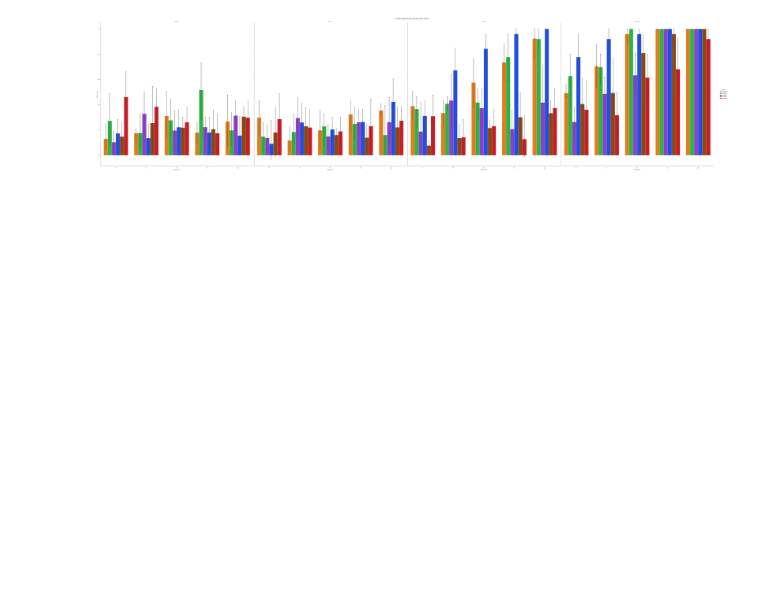
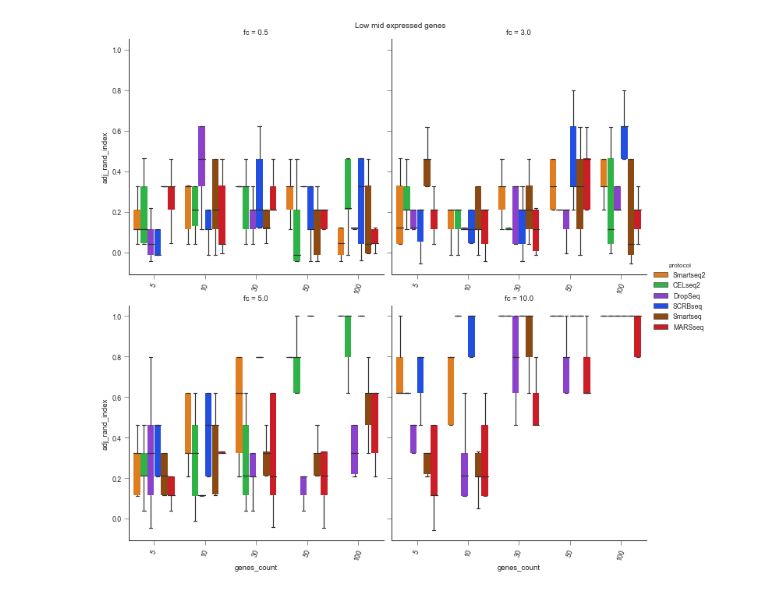
Before and after one commit to mtakai-ngara/cell_type_modelling_in_scRNAseq, a Jupyter notebook: notebooks/protocols_comparison_tmp.ipynb, the cells around one changed output. Cells and saved outputs as stored; diff of their text form; code cells hidden in the pictures; blank space fills up the shorter version.

```diff
--- a/notebooks/protocols_comparison_tmp.ipynb
+++ b/notebooks/protocols_comparison_tmp.ipynb
@@ -12,23 +12,15 @@ replicates_grps=['cells_count','modification_method', 'clustering_method','fc','
                  'randomize_cells_labels','method','top_var_genes_cut_off','top_var_genes_included',
                  'normalization_method', 'pca_components','bin_start','bin_end','protocol']
 hue='protocol'
-#homo_scores_df['genes_count']=homo_scores_df.len_mod_and_var_genes.values
 replicates_cut_off=5
 out_dir=None
 out_dir='../results/protocols/figures'
 fc_list=[0.5,3,5,10]
-#fc_list=None
-#fc_order=[0.2,0.5,2,5]
-#fc_order=None
 x_axis_subset=[5,10,30,50,100]
-#x_axis_subset=None
-in_col_wrap=4
-show_reps_counts=['fc','genes_count',hue]
+in_col_wrap=2
 show_reps_counts=None
-#hue_order=['SmartSeq','Smartseq2','SCRBseq','DropSeq','MARSseq','CELseq2']
 hue_order=['Smartseq2', 'CELseq2', 'DropSeq', 'SCRBseq', 'Smartseq', 'MARSseq']
-#hue_order=None
-#Globala_variables
+#Global_variables
 sns.set_context(context='paper',rc={'style':'white'})
 #sns.set_palette(palette='colorblind')
 #palette_dict='bright'
@@ -36,7 +28,7 @@ x_axis='genes_count'
 boxprops_dict=dict(linewidth=0)
 reps_limit=5
 boxplot_mean=True
-plot_type='bar'
+plot_type='box' # Others : box, point, bar
 temp_palette={'SCRBseq': (0.00784313725490196, 0.24313725490196078, 1.0),
               'Smartseq2': (1.0, 0.48627450980392156, 0.0),
               'CELseq2': (0.10196078431372549, 0.788235294117647, 0.2196078431372549),
@@ -80,18 +92,19 @@ utils.plot_classification_scores_between_experiments(expriment_path=low_expr_gen
 # %%
-low_mid_expr_genes_homo_scores_df=pd.read_pickle(path='../results/low_mid_results.pkl',compression='gzip')
+#%%script false
+low_mid_expr_genes_homo_scores_df=pd.read_pickle(path='../results/data/protocol/low_mid_results.pkl',compression='gzip')
 utils.plot_classification_scores_between_experiments(expriment_path=low_mid_expr_genes_homo_scores_df, out_dir=out_dir,
                                                      x_axis=x_axis,split_groups=split_groups,
                                                      replicates_grps=replicates_grps,
                                                      y_axis='adj_rand_index',in_kind=plot_type,ci=95,
                                                      in_col_wrap=in_col_wrap,replicates_per_grp=replicates_cut_off,
                                                      col_subset=fc_list,hue=hue,hue_order=hue_order,
                                                      x_axis_subset=x_axis_subset,col_order_value=None,
                                                      show_reps_counts=show_reps_counts,
-                                                     palette=temp_palette,facet_size=20,add_swarm=False,
-                                                     swarm_points_size=5.0,x_axis_rotation=70,
+                                                     palette=temp_palette,facet_size=5,add_swarm=False,
+                                                     swarm_points_size=5.0,x_axis_rotation=70,subplot_title_size=10,
                                                      boxplot_mean=boxplot_mean,
                                                      boxprops=boxprops_dict,boxplot_outliers=False,
                                                      sharex=False,sharey=True,errwidth=0.0001,capsize=0.02,
-                                                     limit=reps_limit)
+                                                     limit=reps_limit,fig_title='Low mid expressed genes')
 # %% [output]
-[figure, old version]
+[figure, new version]
```
Also changed, not shown: parts of 11 cells of this notebook, 47 other files.
